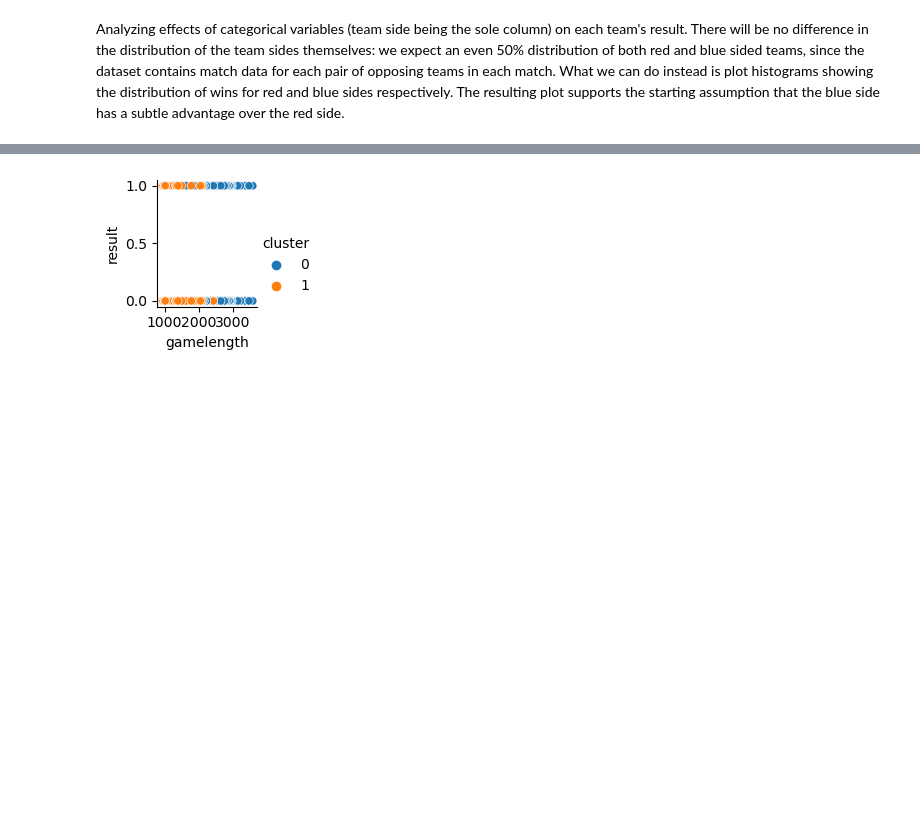
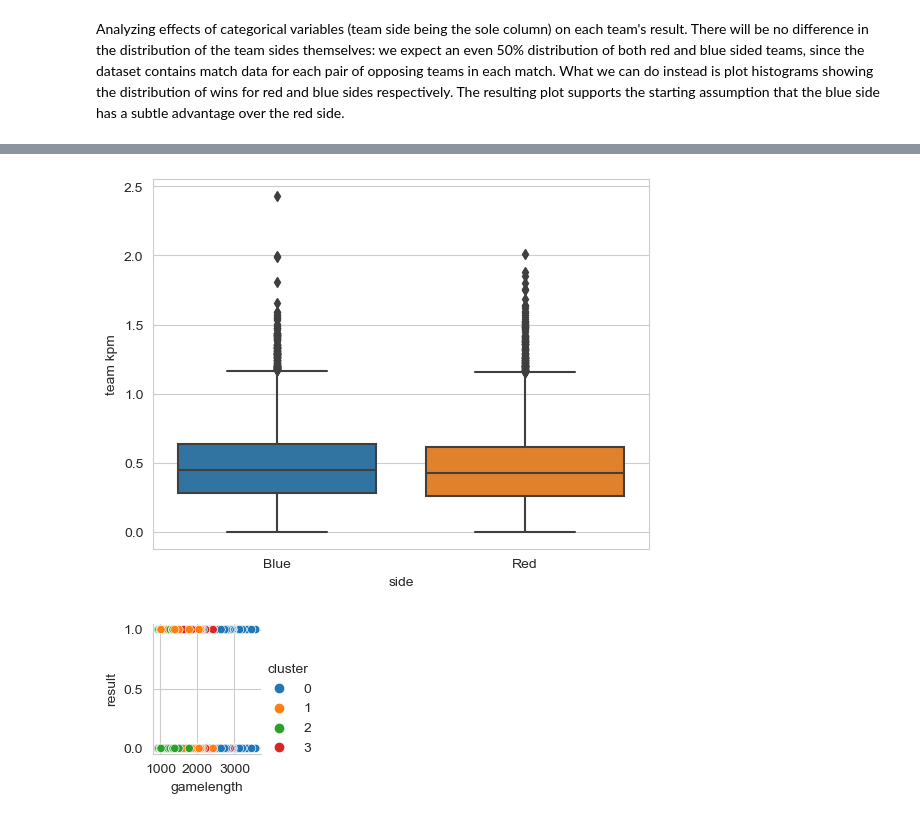
Before and after one commit to jjhuang4/lol-esports-analysis, a Jupyter notebook: matches-EDA.ipynb, the cells around one changed output, grey strips where cells are left out. Saved outputs shown, nothing was run; the diff lists cells and outputs as text; code cells hidden in the pictures; blank space fills up the shorter version.

```diff
--- a/matches-EDA.ipynb
+++ b/matches-EDA.ipynb
@@ -87,10 +119,17 @@ plt.hist([df2022[df2022.side=='Red'].result, df2022[df2022.side=='Blue'].result]
+# %%
+sns.set_style("whitegrid")
+fig, axs = plt.subplots()
+#sns.boxplot(y='gamelength', data=df2022, ax=axs)
+sns.boxplot(x='side', y='team kpm', data=df2022, ax=axs);
+# %% [output]
+[figure, added]
 # %%
-kmeans = KMeans(n_clusters=2)
+kmeans = KMeans(n_clusters=4)
 df2022['cluster'] = kmeans.fit_predict(df2022[numerical])
 df2022['cluster'] = df2022['cluster'].astype("category")
 sns.relplot(
     data=df2022, x='gamelength', y='result', hue='cluster', height=2
 );
 # %% [output]
-[figure, old version]
+[figure, new version]
 # %%
```
Also changed, not shown: parts of 20 cells of this notebook.
